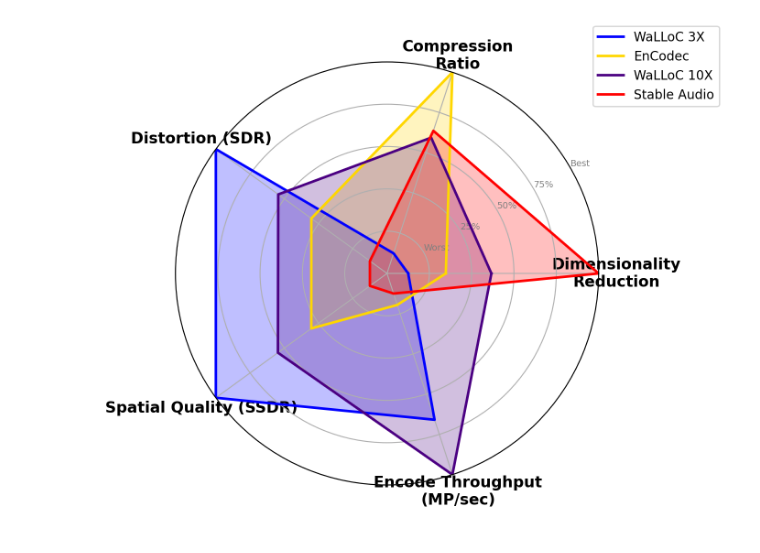
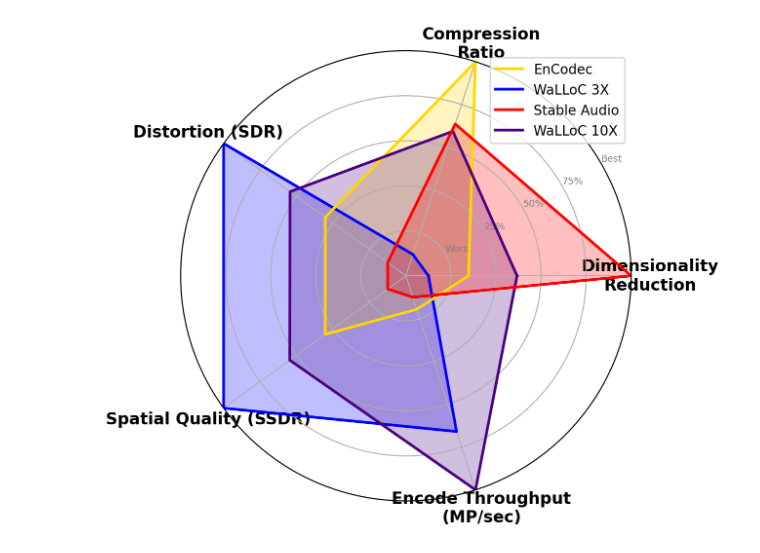
Before and after one commit to danjacobellis/LCCL, a Jupyter notebook: RD/radar_audio.ipynb, the cells around one changed output. Cells and saved outputs as stored; diff of their text form; code cells hidden in the pictures.

Commit message:
legend order

```diff
--- a/RD/radar_audio.ipynb
+++ b/RD/radar_audio.ipynb
@@ -78,31 +78,39 @@ colors = {
     'EnCodec': 'gold',
     'Stable Audio': 'red',
 }
 
 # Plot data
 for i, row in norm_df.iterrows():
     values = row[metrics].tolist()
     values += values[:1]  # Repeat first value to close the loop
     ax.plot(
         angles,
         values,
         color=colors[row['Name']],
         linewidth=2,
         linestyle='solid',
         label=row['Name']
     )
     ax.fill(
         angles,
         values,
         color=colors[row['Name']],
         alpha=0.25
     )
 
 # Add legend
 plt.legend(loc='upper right', bbox_to_anchor=(1.3, 1.1))
 
+handles, labels = plt.gca().get_legend_handles_labels()
+
+# Reordering the handles and labels as desired: 2,1,4,3
+order = [1, 0, 3, 2]
+
+# Adding legend with reordered handles and labels
+plt.legend([handles[idx] for idx in order], [labels[idx] for idx in order])
+
 # Show the plot
 plt.show()
 fig.savefig("radar_audio.svg")
 # %% [output]
-[figure, old version]
+[figure, new version]
```
